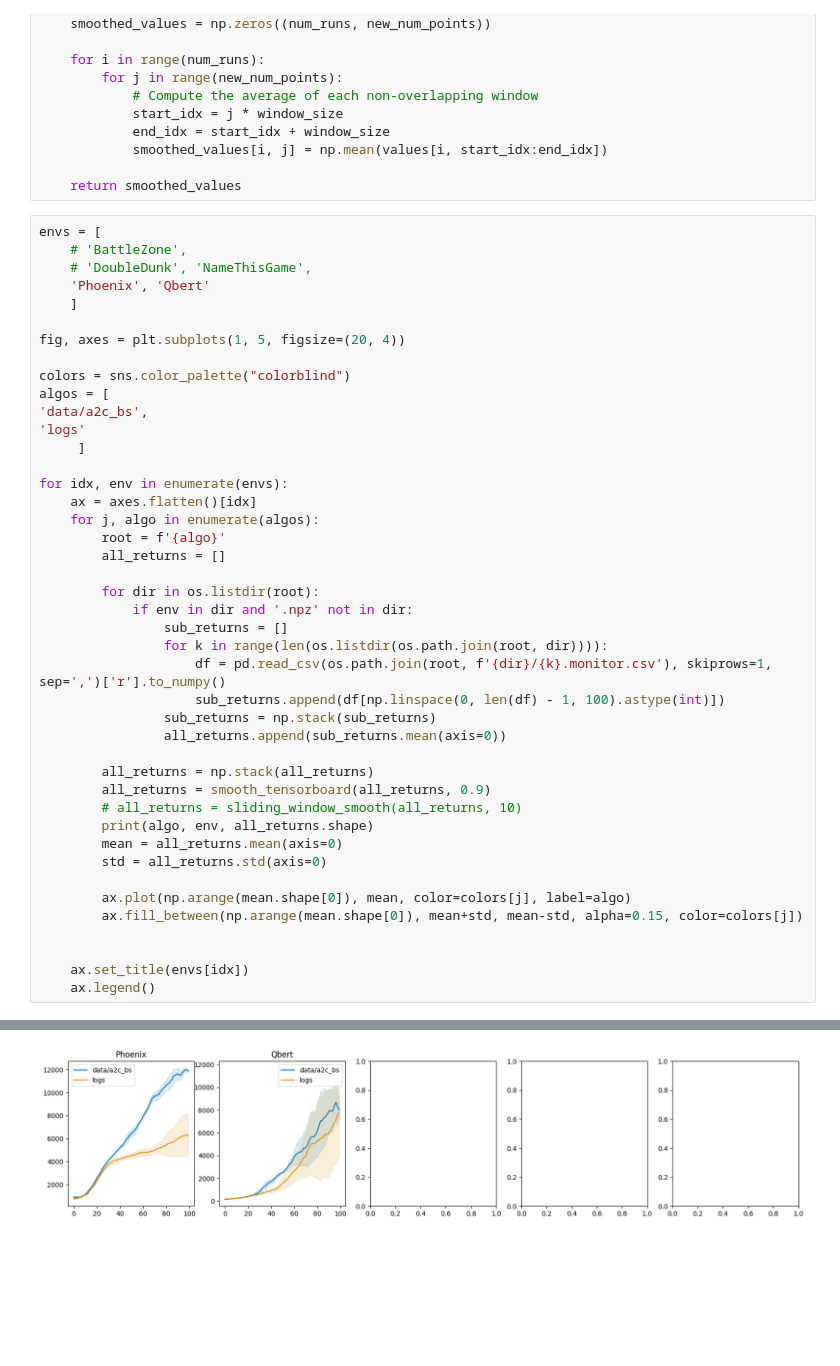
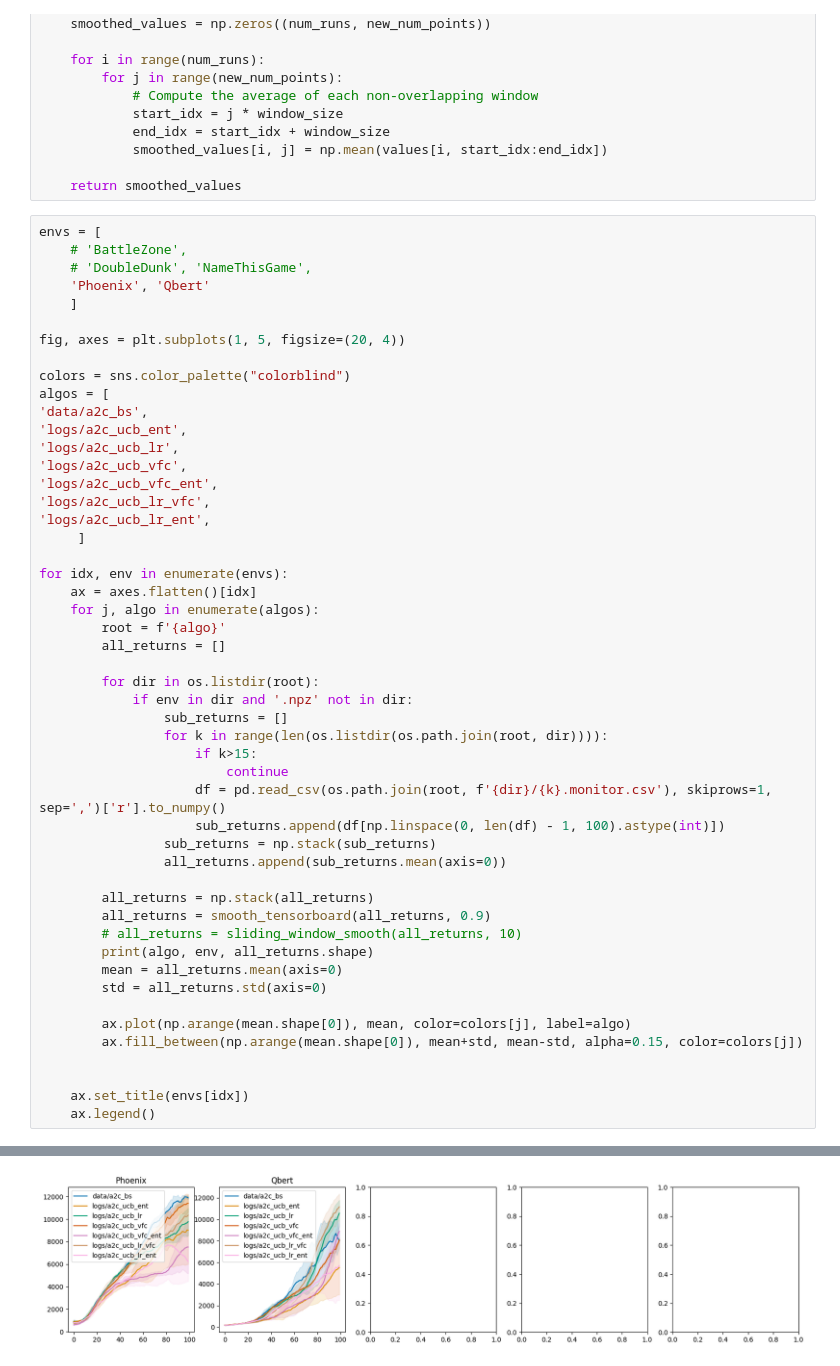
Before and after one commit to yuanmingqi/ULTHO, a Jupyter notebook: ale/ale_data.ipynb, the cells around one changed output, grey strips where cells are left out. Cells and saved outputs as stored; diff of their text form; blank space fills up the shorter version.

```diff
--- a/ale/ale_data.ipynb
+++ b/ale/ale_data.ipynb
@@ -44,7 +44,12 @@ fig, axes = plt.subplots(1, 5, figsize=(20, 4))
 colors = sns.color_palette("colorblind")
 algos = [
 'data/a2c_bs',
-'logs'
+'logs/a2c_ucb_ent',
+'logs/a2c_ucb_lr',
+'logs/a2c_ucb_vfc',
+'logs/a2c_ucb_vfc_ent',
+'logs/a2c_ucb_lr_vfc',
+'logs/a2c_ucb_lr_ent',
      ]
 
 for idx, env in enumerate(envs):
@@ -57,6 +62,8 @@ for idx, env in enumerate(envs):
             if env in dir and '.npz' not in dir:
                 sub_returns = []
                 for k in range(len(os.listdir(os.path.join(root, dir)))):
+                    if k>15:
+                        continue
                     df = pd.read_csv(os.path.join(root, f'{dir}/{k}.monitor.csv'), skiprows=1, sep=',')['r'].to_numpy()
                     sub_returns.append(df[np.linspace(0, len(df) - 1, 100).astype(int)])
                 sub_returns = np.stack(sub_returns)
@@ -83 +100 @@ logs Qbert (3, 100)
-[figure, old version]
+[figure, new version]
```
Also changed, not shown: parts of 1 cell of this notebook, 1 other file.
